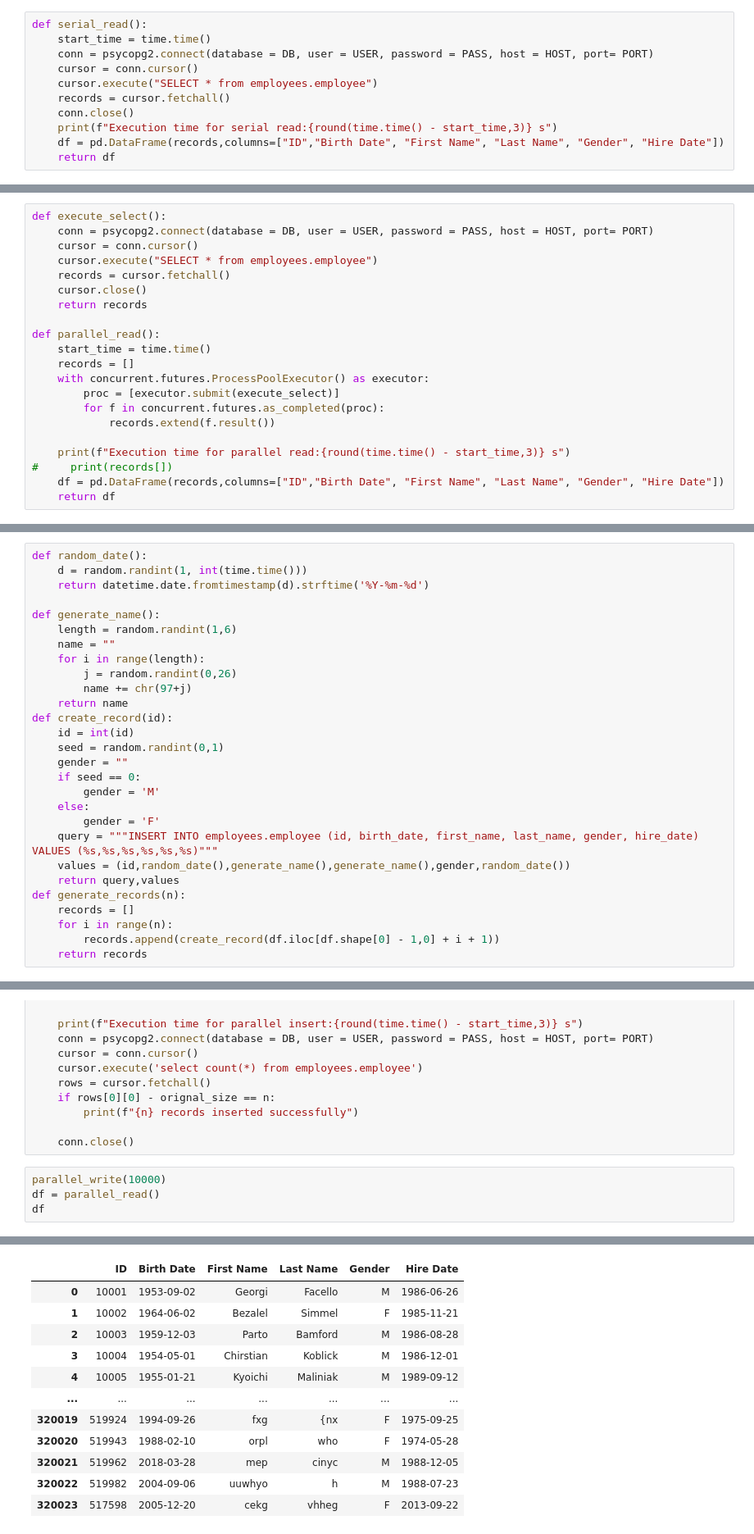
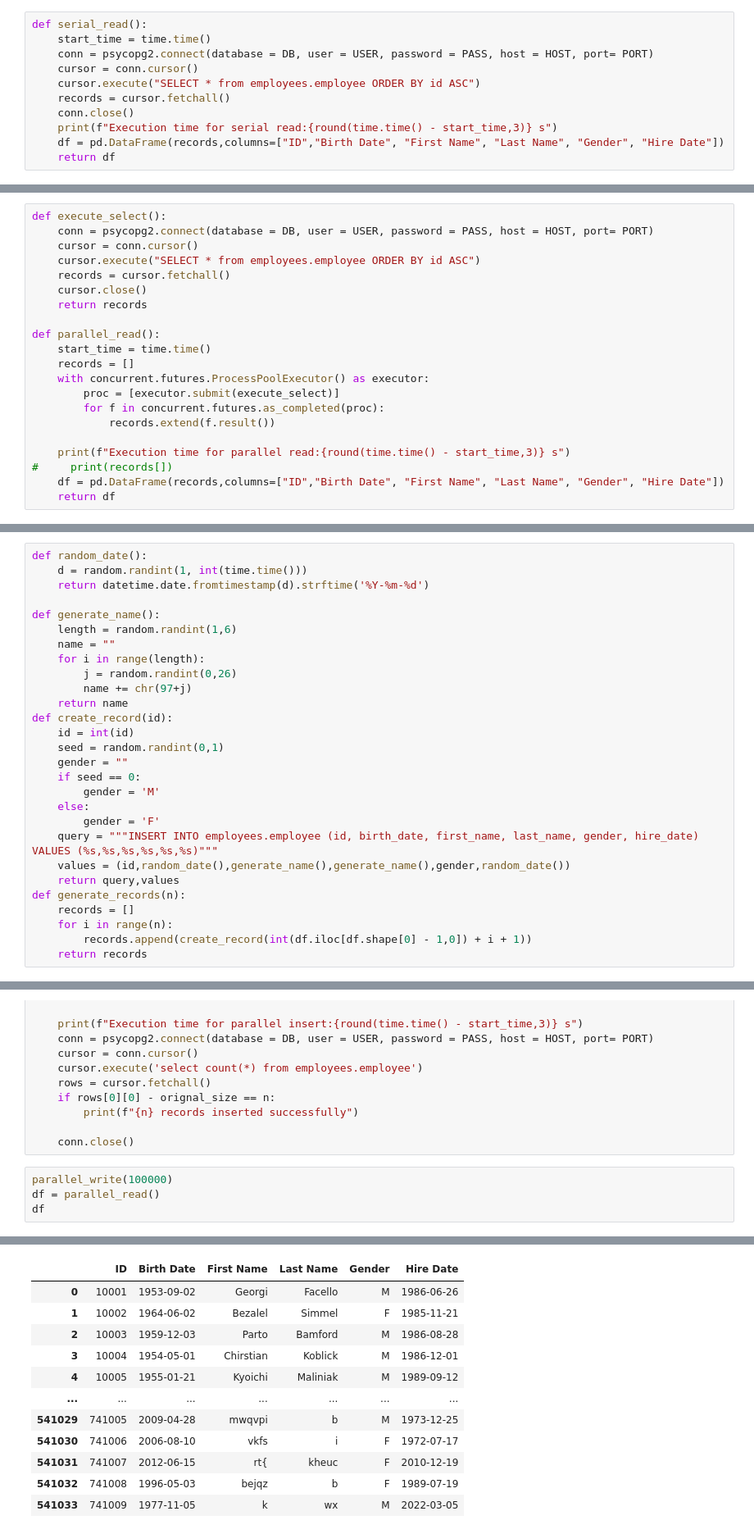
Before and after one commit to Prago2001/LP-5, a Jupyter notebook: HPC/Mini_Project/Parallelization of Database Query.ipynb, the cells around one changed output, grey strips where cells are left out. Shown: that part at 82% size. Cells and saved outputs as stored; diff of their text form.

```diff
--- a/HPC/Mini_Project/Parallelization of Database Query.ipynb
+++ b/HPC/Mini_Project/Parallelization of Database Query.ipynb
@@ -18,7 +18,7 @@ def serial_read():
     start_time = time.time()
     conn = psycopg2.connect(database = DB, user = USER, password = PASS, host = HOST, port= PORT)
     cursor = conn.cursor()
-    cursor.execute("SELECT * from employees.employee")
+    cursor.execute("SELECT * from employees.employee ORDER BY id ASC")
     records = cursor.fetchall()
     conn.close()
     print(f"Execution time for serial read:{round(time.time() - start_time,3)} s")
@@ -46,7 +46,7 @@ Execution time for serial read:0.384 s
 def execute_select():
     conn = psycopg2.connect(database = DB, user = USER, password = PASS, host = HOST, port= PORT)
     cursor = conn.cursor()
-    cursor.execute("SELECT * from employees.employee")
+    cursor.execute("SELECT * from employees.employee ORDER BY id ASC")
     records = cursor.fetchall()
     cursor.close()
     return records
@@ -93,5 +93,5 @@ def create_record(id):
 def generate_records(n):
     records = []
     for i in range(n):
-        records.append(create_record(df.iloc[df.shape[0] - 1,0] + i + 1))
+        records.append(create_record(int(df.iloc[df.shape[0] - 1,0]) + i + 1))
     return records
@@ -162,7 +166,7 @@ def parallel_write(n):
 
     conn.close()
 # %%
-parallel_write(10000)
+parallel_write(100000)
 df = parallel_read()
 df
 # %% [output]
@@ -172,12 +176,12 @@ Execution time for parallel read:1.708 s
 |  | ID | Birth Date | First Name | Last Name | Gender | Hire Date |
 | 0 | 10001 | 1953-09-02 | Georgi | Facello | M | 1986-06-26 |
 | 1 | 10002 | 1964-06-02 | Bezalel | Simmel | F | 1985-11-21 |
 | 2 | 10003 | 1959-12-03 | Parto | Bamford | M | 1986-08-28 |
 | 3 | 10004 | 1954-05-01 | Chirstian | Koblick | M | 1986-12-01 |
 | 4 | 10005 | 1955-01-21 | Kyoichi | Maliniak | M | 1989-09-12 |
 | ... | ... | ... | ... | ... | ... | ... |
-| 320019 | 519924 | 1994-09-26 | fxg | {nx | F | 1975-09-25 |
-| 320020 | 519943 | 1988-02-10 | orpl | who | F | 1974-05-28 |
-| 320021 | 519962 | 2018-03-28 | mep | cinyc | M | 1988-12-05 |
-| 320022 | 519982 | 2004-09-06 | uuwhyo | h | M | 1988-07-23 |
-| 320023 | 517598 | 2005-12-20 | cekg | vhheg | F | 2013-09-22 |
+| 541029 | 741005 | 2009-04-28 | mwqvpi | b | M | 1973-12-25 |
+| 541030 | 741006 | 2006-08-10 | vkfs | i | F | 1972-07-17 |
+| 541031 | 741007 | 2012-06-15 | rt{ | kheuc | F | 2010-12-19 |
+| 541032 | 741008 | 1996-05-03 | bejqz | b | F | 1989-07-19 |
+| 541033 | 741009 | 1977-11-05 | k | wx | M | 2022-03-05 |
```
Also changed, not shown: parts of 6 cells of this notebook, 6 other files.
